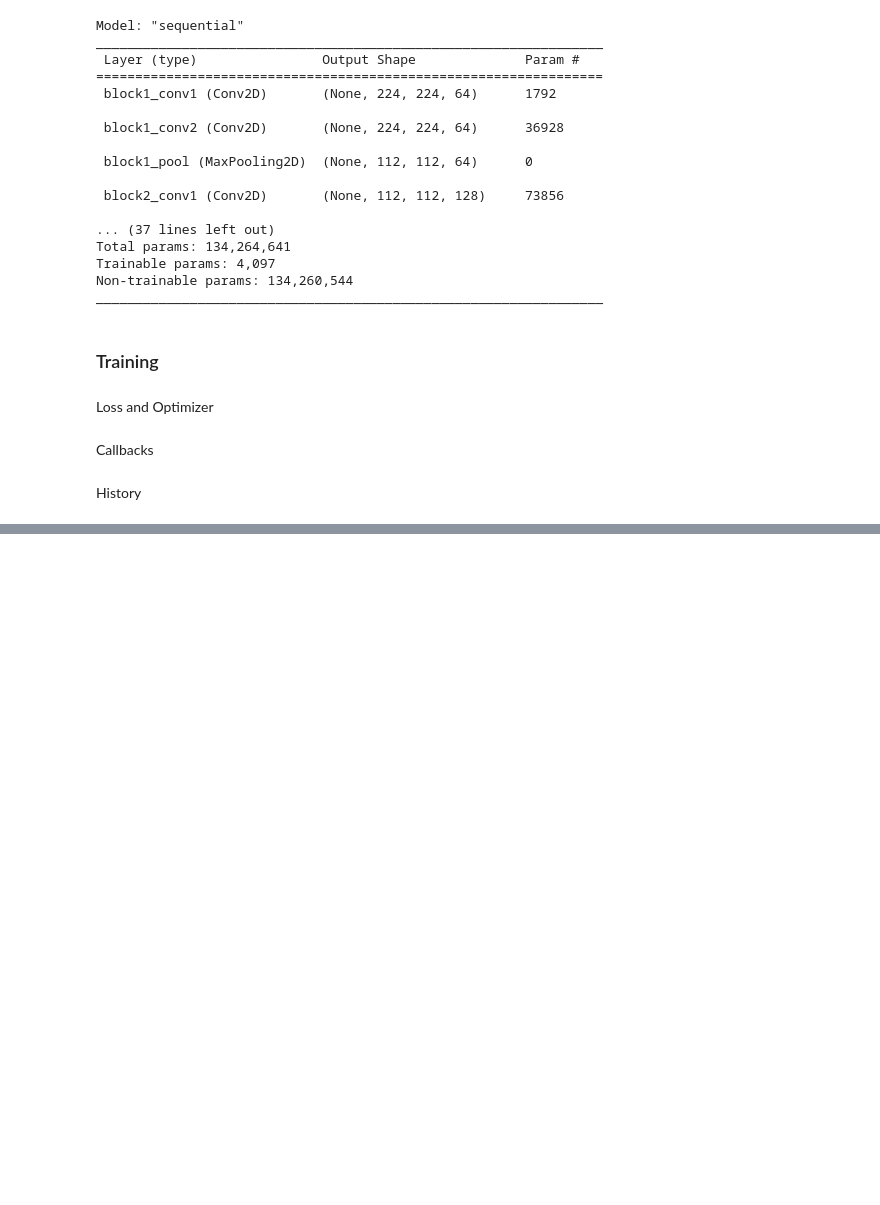
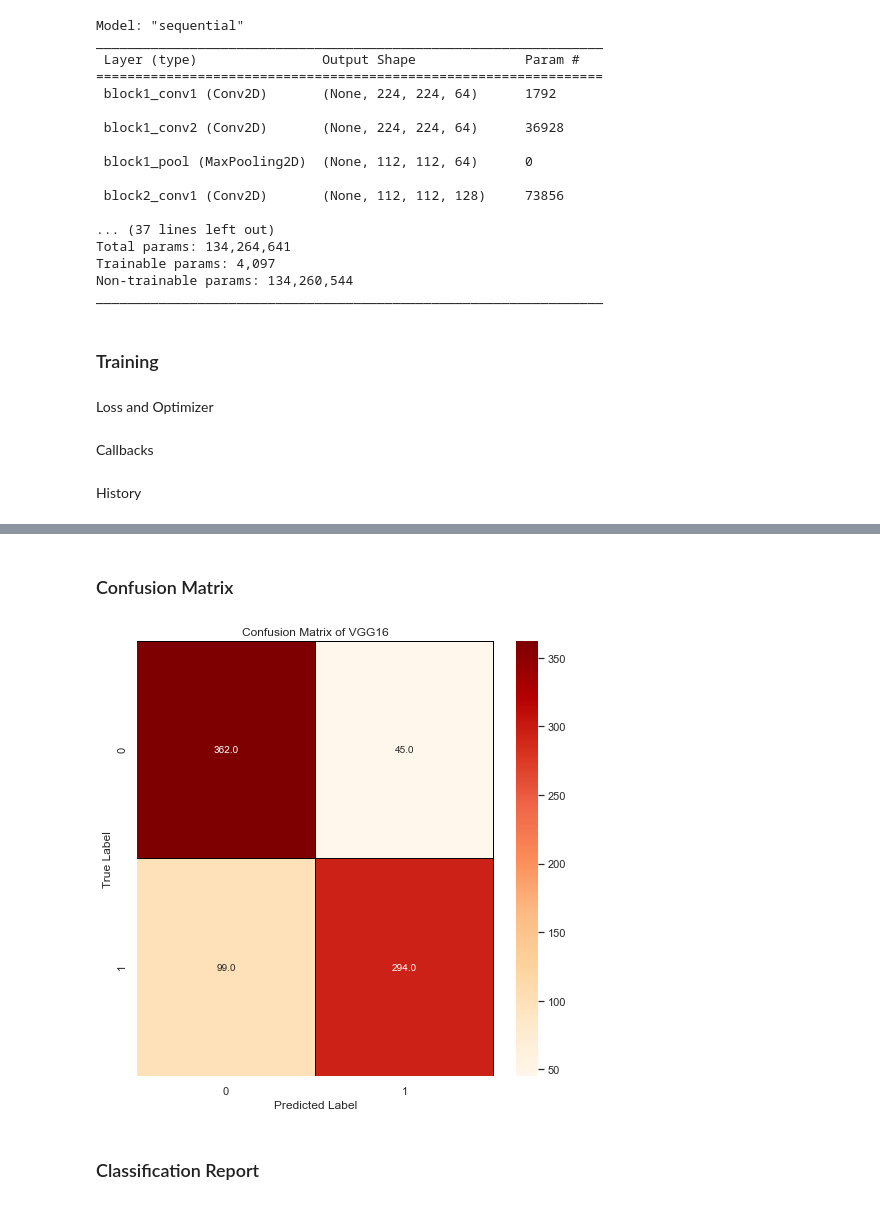
Before and after one commit to nimmitahsin1727/breast-cancer-VGG16, a Jupyter notebook: breast_cancer_with_pretrained_model.ipynb, the cells around one changed output, grey strips where cells are left out. Saved outputs shown, nothing was run; the diff lists cells and outputs as text; code cells hidden in the pictures; blank space fills up the shorter version.

Commit message:
model load, evaluation & confusion matrix

```diff
--- a/breast_cancer_with_pretrained_model.ipynb
+++ b/breast_cancer_with_pretrained_model.ipynb
@@ -330,0 +334,2 @@ vgg_model.save("VGG16_mode.h5")
+# %%
+vgg_model = tf.keras.models.load_model("VGG16_mode.h5")
@@ -330,0 +346,16 @@ vgg_model.save("VGG16_mode.h5")
+# %% [markdown]
+### Confusion Matrix
+# %%
+Y_pred_vgg = vgg_model.predict_generator(test_batches, test_df.shape[0] // batch_size+1)
+y_pred_vgg = np.where(Y_pred_vgg > 0.5, 1, 0).flatten()
+vgg_cm = confusion_matrix(test_batches.classes, y_pred_vgg)
+f,ax = plt.subplots(figsize=(8, 8))
+sns.heatmap(vgg_cm, annot=True, linewidths=0.01,cmap="OrRd",linecolor="black", fmt= '.1f',ax=ax)
+plt.xlabel("Predicted Label")
+plt.ylabel("True Label")
+plt.title("Confusion Matrix of VGG16")
+plt.show()
+# %% [output]
+[figure, added]
+# %% [markdown]
+### Classification Report
```
Also changed, not shown: parts of 4 cells of this notebook.
